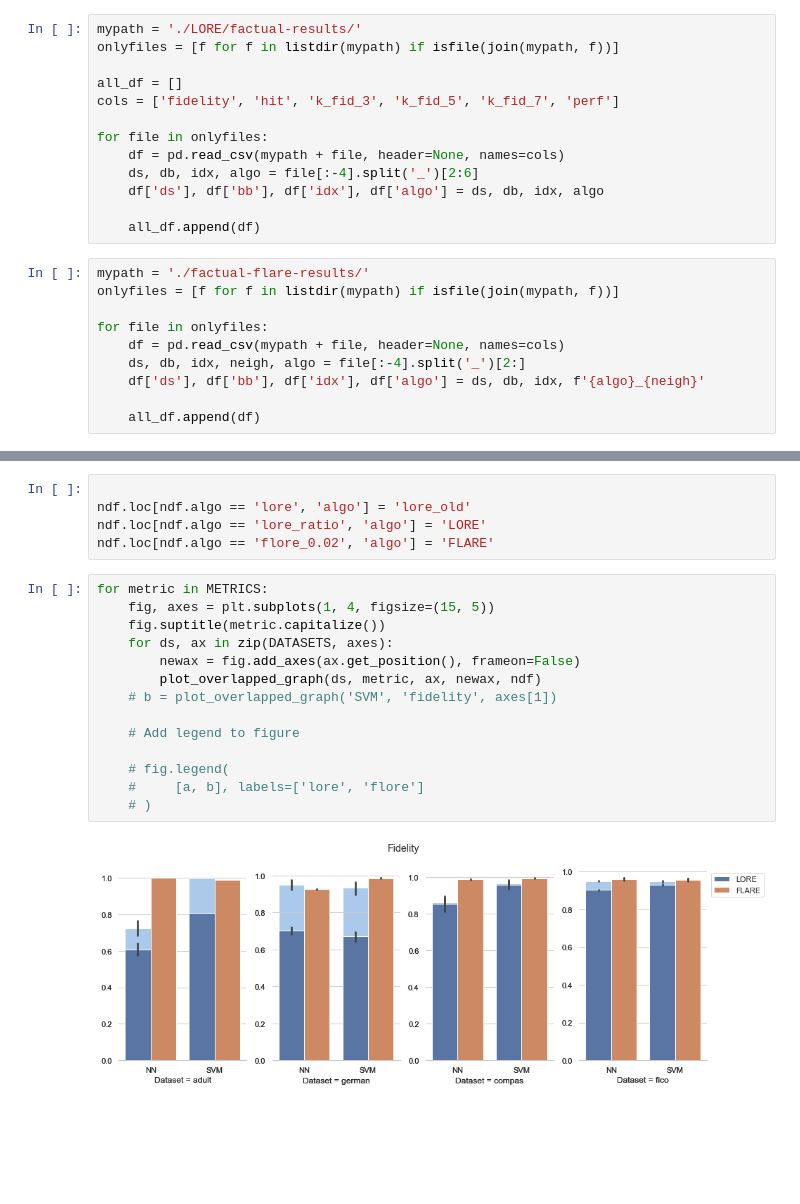
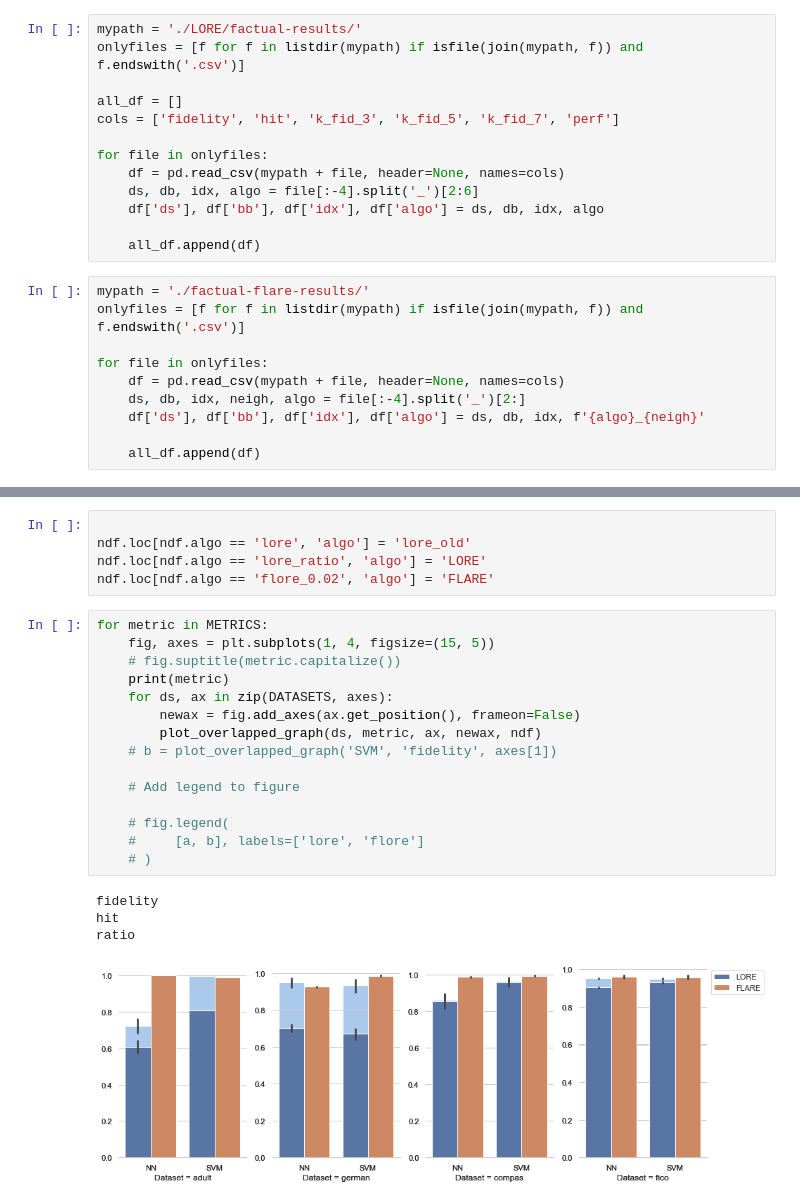
Before and after one commit to Kaysera/flare-experiments, a Jupyter notebook: factual_experiments.ipynb, the cells around one changed output, grey strips where cells are left out. Saved outputs shown, nothing was run; the diff lists cells and outputs as text; blank space fills up the shorter version.

```diff
--- a/factual_experiments.ipynb
+++ b/factual_experiments.ipynb
@@ -7,7 +7,7 @@ from os import listdir
 from os.path import isfile, join
 # %%
 mypath = './LORE/factual-results/'
-onlyfiles = [f for f in listdir(mypath) if isfile(join(mypath, f))]
+onlyfiles = [f for f in listdir(mypath) if isfile(join(mypath, f)) and f.endswith('.csv')]
 
 all_df = []
 cols = ['fidelity', 'hit', 'k_fid_3', 'k_fid_5', 'k_fid_7', 'perf']
@@ -20,7 +20,7 @@ for file in onlyfiles:
     all_df.append(df)
 # %%
 mypath = './factual-flare-results/'
-onlyfiles = [f for f in listdir(mypath) if isfile(join(mypath, f))]
+onlyfiles = [f for f in listdir(mypath) if isfile(join(mypath, f)) and f.endswith('.csv')]
 
 for file in onlyfiles:
     df = pd.read_csv(mypath + file, header=None, names=cols)
@@ -274,16 +274,20 @@ ndf.loc[ndf.algo == 'flore_0.02', 'algo'] = 'FLARE'
 # %%
 for metric in METRICS:
     fig, axes = plt.subplots(1, 4, figsize=(15, 5))
-    fig.suptitle(metric.capitalize())
+    # fig.suptitle(metric.capitalize())
+    print(metric)
     for ds, ax in zip(DATASETS, axes):
         newax = fig.add_axes(ax.get_position(), frameon=False)
         plot_overlapped_graph(ds, metric, ax, newax, ndf)
     # b = plot_overlapped_graph('SVM', 'fidelity', axes[1])
 
     # Add legend to figure
 
     # fig.legend(
     #     [a, b], labels=['lore', 'flore']
     # )
 # %% [output]
+fidelity
+hit
+ratio
-[figure, old version]
+[figure, new version]
```
Also changed, not shown: parts of 1 cell of this notebook, 9 other files.
